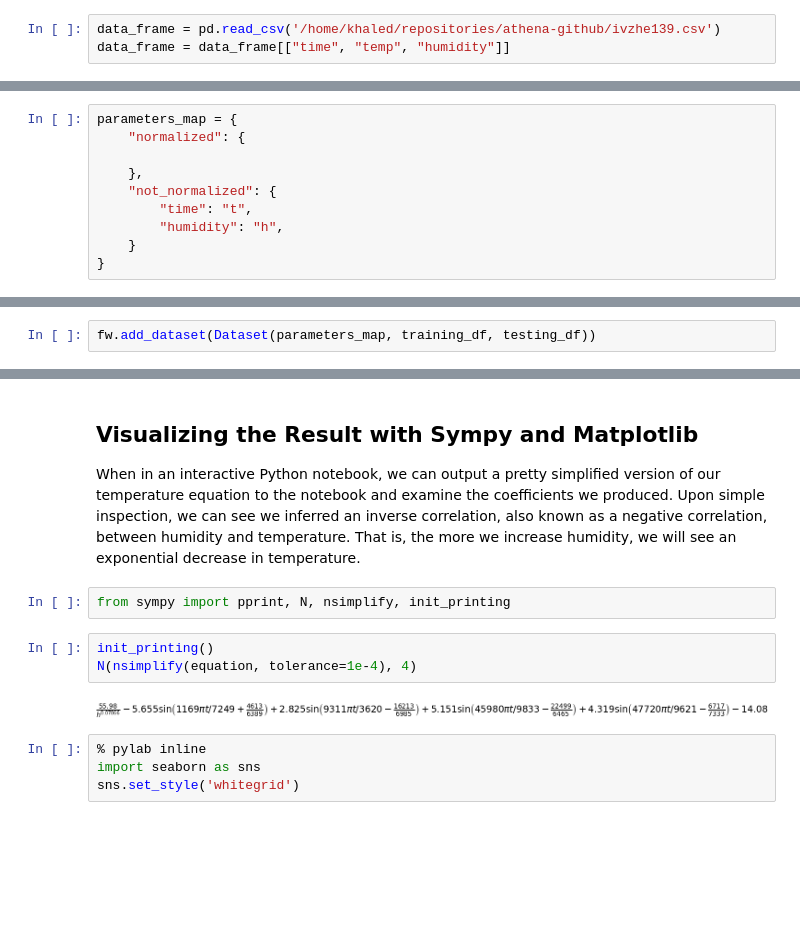
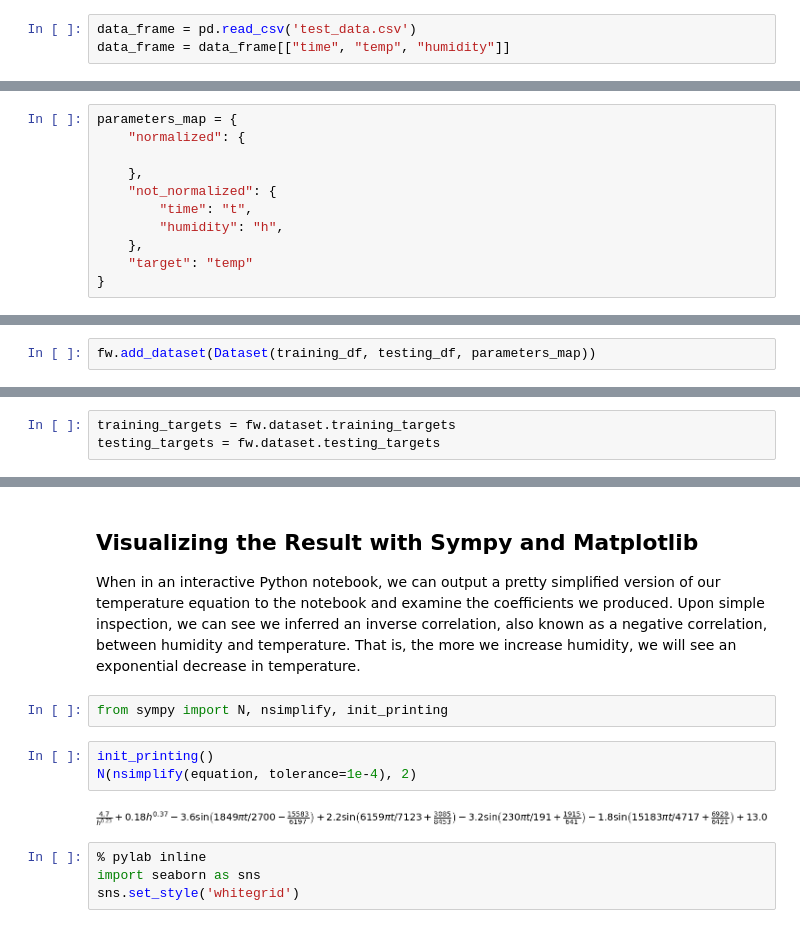
Before and after one commit to arabiaweather/athena, a Jupyter notebook: notebooks/temperature.ipynb, the cells around one changed output, grey strips where cells are left out. Drawn from its saved outputs; the diff is of its cells as text; blank space fills up the shorter version.

```diff
--- a/notebooks/temperature.ipynb
+++ b/notebooks/temperature.ipynb
@@ -21,7 +21,7 @@ np.random.seed(seed = 4)
 
 We read in our data from a comma separated values (CSV) file using the Pandas library. We are only interested in a select few columns in the data so we select only them.
 # %%
-data_frame = pd.read_csv('/home/khaled/repositories/athena-github/ivzhe139.csv')
+data_frame = pd.read_csv('test_data.csv')
 data_frame = data_frame[["time", "temp", "humidity"]]
 # %% [markdown]
 We have to sanitize the data before we start fitting equations to it. We need a function to convert time to a percentage of the day (eg: 12:00 would become 50%). This will help a great deal when we want to fit a sine wave to the hour of day to relate it to surface temperature.
@@ -45,7 +45,8 @@ parameters_map = {
     "not_normalized": {
         "time": "t",
         "humidity": "h",
-    }
+    },
+    "target": "temp"
 }
 # %% [markdown]
 ## Using the Athena Framework
@@ -66,7 +67,7 @@ fw = Framework(framework_parameters)
 # %% [markdown]
 We can initialize our datasets along with their parameter map using the `Dataset` class. We then feed this into the `Framework` class by using the function `add_dataset`. Our data is now sanitized and inside our framework, ready for processing and equation building.
 # %%
-fw.add_dataset(Dataset(parameters_map, training_df, testing_df))
+fw.add_dataset(Dataset(training_df, testing_df, parameters_map))
 # %% [markdown]
 ## Introduction to the Additive Model
 
@@ -82,3 +79,6 @@ testing_targets = testing_df[target_column_name].values.astype(np.float32)
+# %%
+training_targets = fw.dataset.training_targets
+testing_targets = fw.dataset.testing_targets
 # %% [markdown]
 Creating the components of an additive model is simple and similar in fashion to creating a neural network model in Keras, for example. We first add a `Bias` function, the simplest kind of function which adds a variable number to our equation. Then we add four `SimpleSinusoidal` functions and pass them the name of the column we want the function to work on; since temperature changes sinusoidally with time, we add four sine functions that have variable amplitudes, frequencies, and phase shifts to our equation (thisis very similar to taking the first four terms in an [infintie Fourier series](https://en.wikipedia.org/wiki/Fourier_series)). Finally, because we assume that humidity changes exponentially with temperature, we add two `FlexiblePower` functions to reflect this assumption.
 # %%
@@ -137,12 +137,12 @@ fw.session.close()
 
 When in an interactive Python notebook, we can output a pretty simplified version of our temperature equation to the notebook and examine the coefficients we produced. Upon simple inspection, we can see we inferred an inverse correlation, also known as a negative correlation, between humidity and temperature. That is, the more we increase humidity, we will see an exponential decrease in temperature.
 # %%
-from sympy import pprint, N, nsimplify, init_printing
+from sympy import N, nsimplify, init_printing
 # %%
 init_printing()
-N(nsimplify(equation, tolerance=1e-4), 4)
+N(nsimplify(equation, tolerance=1e-4), 2)
 # %% [output]
-[figure, old version]
+[figure, new version]
 # %%
 % pylab inline
 import seaborn as sns
```
Also changed, not shown: parts of 3 cells of this notebook, 8 other files.
